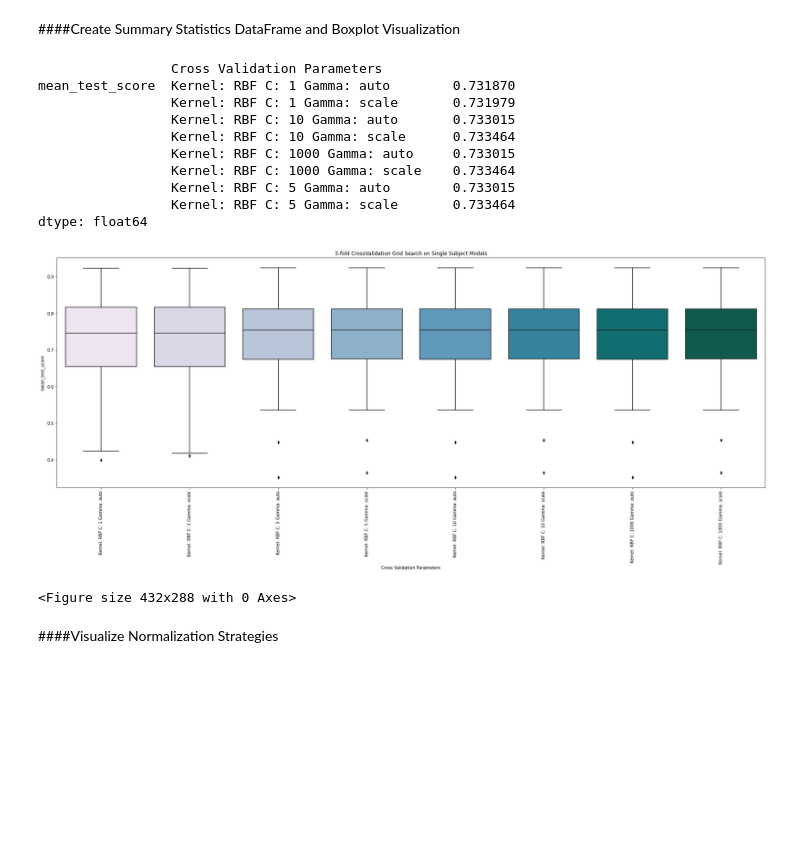
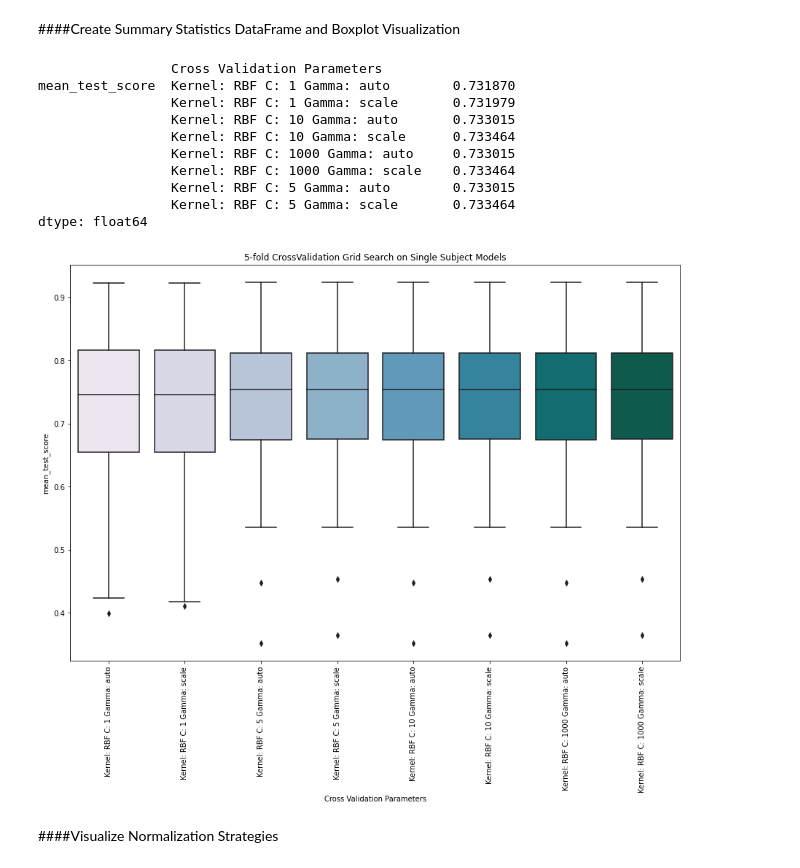
Before and after one commit to staceybeck/teambrainiac, a Jupyter notebook: source/VisualizationsNotebook.ipynb, the cells around one changed output. Saved outputs shown, nothing was run; the diff lists cells and outputs as text; code cells hidden in the pictures; blank space fills up the shorter version.

```diff
--- a/source/VisualizationsNotebook.ipynb
+++ b/source/VisualizationsNotebook.ipynb
@@ -243,38 +242,38 @@ for sub_id in subj_ids:
 
 #get summary statistics for cross validation
 stats_df = final_df.groupby(['param_C','param_gamma']).agg({'mean_test_score': ['mean','std']})
 ##add column to condense param_c and param_kernel for plotting purposes
 final_df['Cross Validation Parameters'] = "Kernel: RBF" + " C: " + final_df['param_C'].astype(str) + " Gamma: " + final_df['param_gamma'].astype(str)
 #create a sub_df for graph
 cv_results_graph_df = final_df[['subject','Cross Validation Parameters','mean_test_score',]]
 #create a df to export for summary statistics in excel
 final_df_wide = pd.pivot_table(cv_results_graph_df,index = ['subject'],columns=['Cross Validation Parameters'],values=['mean_test_score'])
 final_df_summary = final_df_wide.mean() ##get mean across rows
 print(final_df_summary)
 ##save results
 final_df_wide.to_csv('/content/drive/My Drive/data/dataexploration/cross_validation_results/cv_results_short.csv')
 
 ##plot cross validation results
-plt.figure(figsize=(30,10))
+fig,axes=plt.subplots(1,figsize=(15,10))
+# plt.figure(figsize=(30,10))
 plt.title('5-fold CrossValidation Grid Search on Single Subject Models')
-sns.boxplot(x='Cross Validation Parameters',y='mean_test_score',data=cv_results_graph_df,palette="PuBuGn")
+sns.boxplot(x='Cross Validation Parameters',y='mean_test_score',data=cv_results_graph_df,palette="PuBuGn",ax=axes)
 plt.xticks(rotation=90)
-plt.show()
 #save figure
 plt.savefig('/content/drive/My Drive/data/dataexploration/cross_validation_results/cv_results_tr_1_2_te_3_4_short.png',dpi=200)
+plt.show()
 # %% [output]
                  Cross Validation Parameters
 mean_test_score  Kernel: RBF C: 1 Gamma: auto        0.731870
                  Kernel: RBF C: 1 Gamma: scale       0.731979
                  Kernel: RBF C: 10 Gamma: auto       0.733015
                  Kernel: RBF C: 10 Gamma: scale      0.733464
                  Kernel: RBF C: 1000 Gamma: auto     0.733015
                  Kernel: RBF C: 1000 Gamma: scale    0.733464
                  Kernel: RBF C: 5 Gamma: auto        0.733015
                  Kernel: RBF C: 5 Gamma: scale       0.733464
 dtype: float64
-[figure, old version]
+[figure, new version]
-<Figure size 432x288 with 0 Axes>
 # %% [markdown]
 ####Visualize Normalization Strategies
 # %%
```
Also changed, not shown: parts of 3 cells of this notebook.
